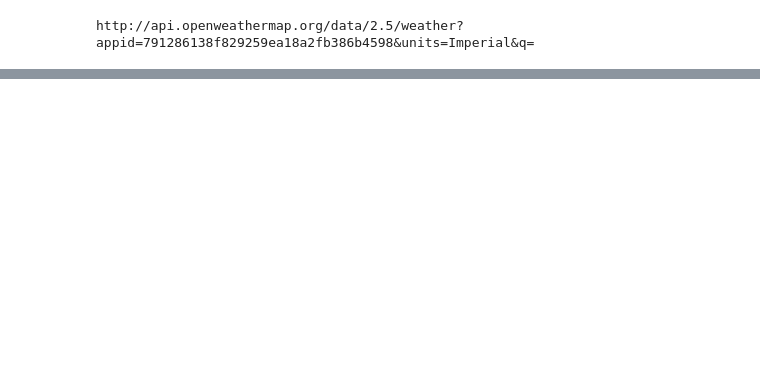
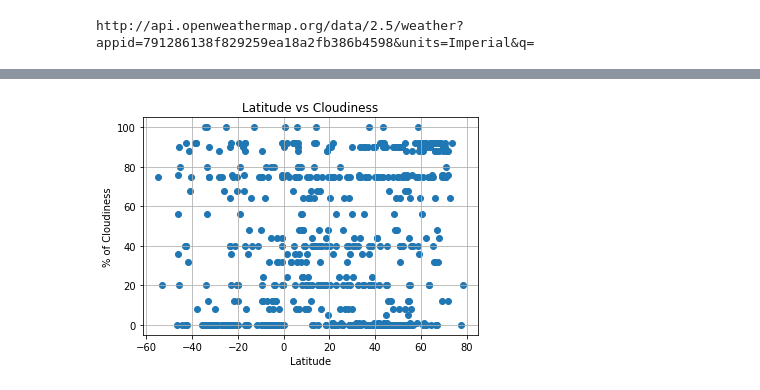
Before and after one commit to AngelCahill/WeatherPy-Homework, a Jupyter notebook: weatherpy.ipynb, the cells around one changed output, grey strips where cells are left out. Cells and saved outputs as stored; diff of their text form; code cells hidden in the pictures; blank space fills up the shorter version.

```diff
--- a/weatherpy.ipynb
+++ b/weatherpy.ipynb
@@ -208,0 +225,18 @@ plt.show()
+# %%
+# Plot for Cloudiness
+
+plt.scatter(df2["lat"], df2["clouds"], marker="o")
+
+# Incorporate the other graph properties
+plt.title("Latitude vs Cloudiness")
+plt.ylabel("% of Cloudiness")
+plt.xlabel("Latitude")
+plt.grid(True)
+
+# Save the figure
+plt.savefig("LatitudevsCloudiness.png")
+
+# Show plot
+plt.show()
+# %% [output]
+[figure, added]
```
Also changed, not shown: parts of 18 cells of this notebook, 5 other files.
